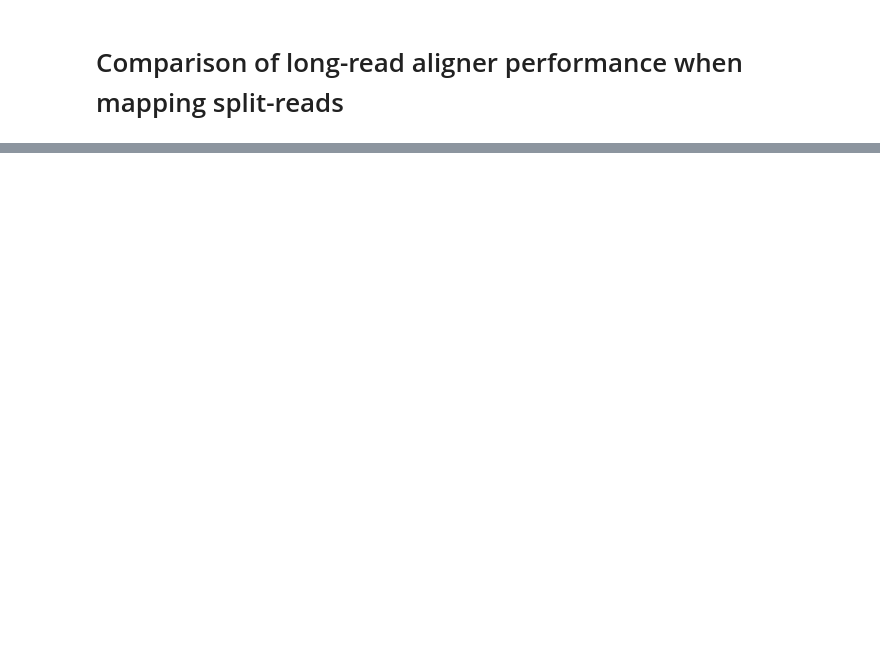
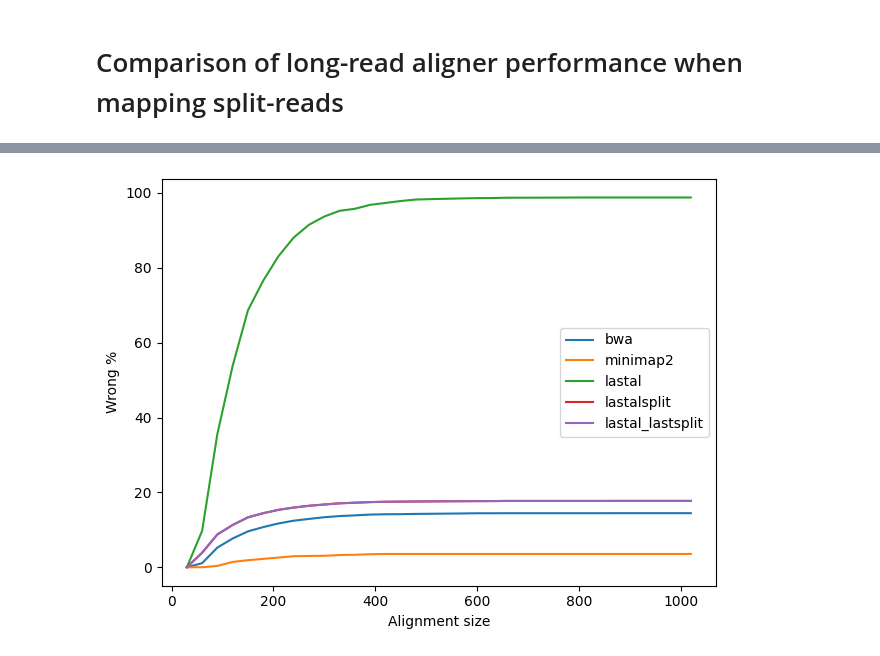
Before and after one commit to vandamiklos/SplitSim, a Jupyter notebook: compare_aligners.ipynb, the cells around one changed output, grey strips where cells are left out. Saved outputs shown, nothing was run; the diff lists cells and outputs as text; code cells hidden in the pictures; blank space fills up the shorter version.

```diff
--- a/compare_aligners.ipynb
+++ b/compare_aligners.ipynb
@@ -59,10 +50,19 @@ plt.show()
 # %%
-def wrong_bin(df):
+for name, df in data.items():
     bin_wrong = []
     bin_w = []
     wrong = 0
     for bid, b in df.groupby('bins'):
         bin_wrong.append(wrong / len(df) * 100)
         bin_w.append(bid)
         wrong += len(b) - b['tp'].sum()
-    return bin_wrong, bin_w
+    plt.plot(bin_w, bin_wrong, label = name)
+
+plt.legend()
+plt.xlabel('Alignment size')
+plt.ylabel('Wrong %')
+plt.tight_layout()
+#plt.savefig(prefix + 'ins_size_vs_wrong.pdf')
+plt.show()
+# %% [output]
+[figure, added]
```
Also changed, not shown: parts of 13 cells of this notebook, 3 other files.
